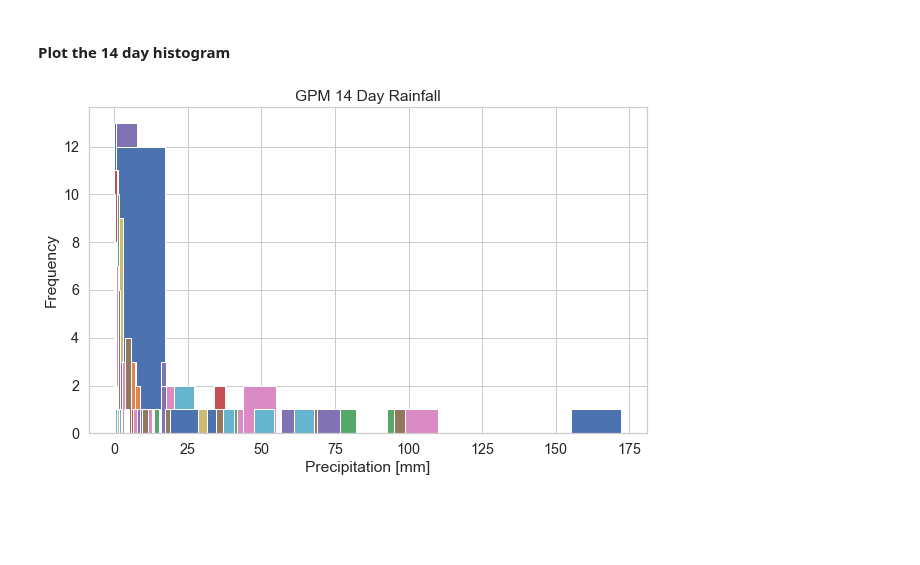
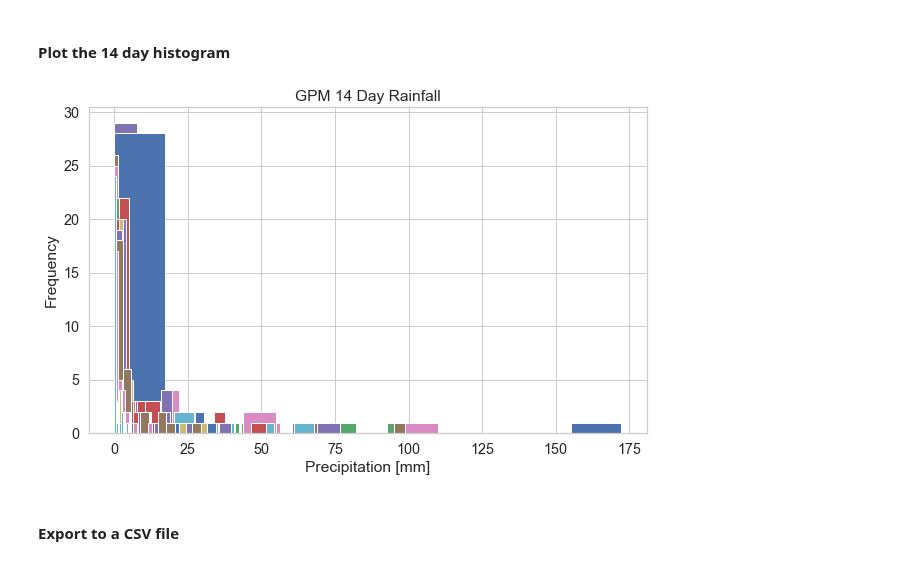
Before and after one commit to jacquiewitte/capstone-landslides-soilmoisture, a Jupyter notebook: landslide_gpm_precipaccum_timeseries.ipynb, the cells around one changed output. Saved outputs shown, nothing was run; the diff lists cells and outputs as text; code cells hidden in the pictures; blank space fills up the shorter version.

```diff
--- a/landslide_gpm_precipaccum_timeseries.ipynb
+++ b/landslide_gpm_precipaccum_timeseries.ipynb
@@ -55,7 +55,7 @@ def colocate_to_landslide(glc_df, data_xr, periods=7):
             method="nearest")
         gpm_ts_list.append(precip)
         gpm_ts_list[i]['landslideID'] = glc_df.event_id[i]
-
+        gpm_ts_list[i]['landslideDate'] = date
 
     gpm_ts_xr = xr.concat(gpm_ts_list,
                           dim='landslideID',
@@ -145,7 +167,7 @@ Index(['source_name', 'source_link', 'event_id', 'event_date', 'event_time',
 #### Read the GPM data
 - Created from `output_gpm_2007_2016.ipynb` notebook
 # %%
-gpm_nc = os.path.join('capstone', 'gpm', 'gpm_all_saved_on_disk.nc')
+gpm_nc = os.path.join('capstone', 'gpm', 'gpm_2006-2016_saved_on_disk.nc')
 gpm_xr = xr.open_dataset(gpm_nc).squeeze()
 print(gpm_xr.dims)
 gpm_xr
@@ -303,11 +324,13 @@ ax.text(-2,-59, 'Landslide\nTriggered', color='purple', fontsize='large');
 # %%
 fig, ax = plt.subplots(figsize=(10, 6),sharex=True, sharey=True)
 
-for id, df in gpm_14days_df.groupby("landslideID"):
-    ax.hist(df.precipitationCal, histtype='barstacked')
+for id, df in gpm_30days_df.groupby("landslideID"):
+    ax.hist(df.precipitationCal)
 
 ax.set(ylabel='Frequency',
        xlabel='Precipitation [mm]',
        title='GPM 14 Day Rainfall');
 # %% [output]
-[figure, old version]
+[figure, new version]
+# %% [markdown]
+#### Export to a CSV file
```
Also changed, not shown: parts of 17 cells of this notebook, 7 other files.
